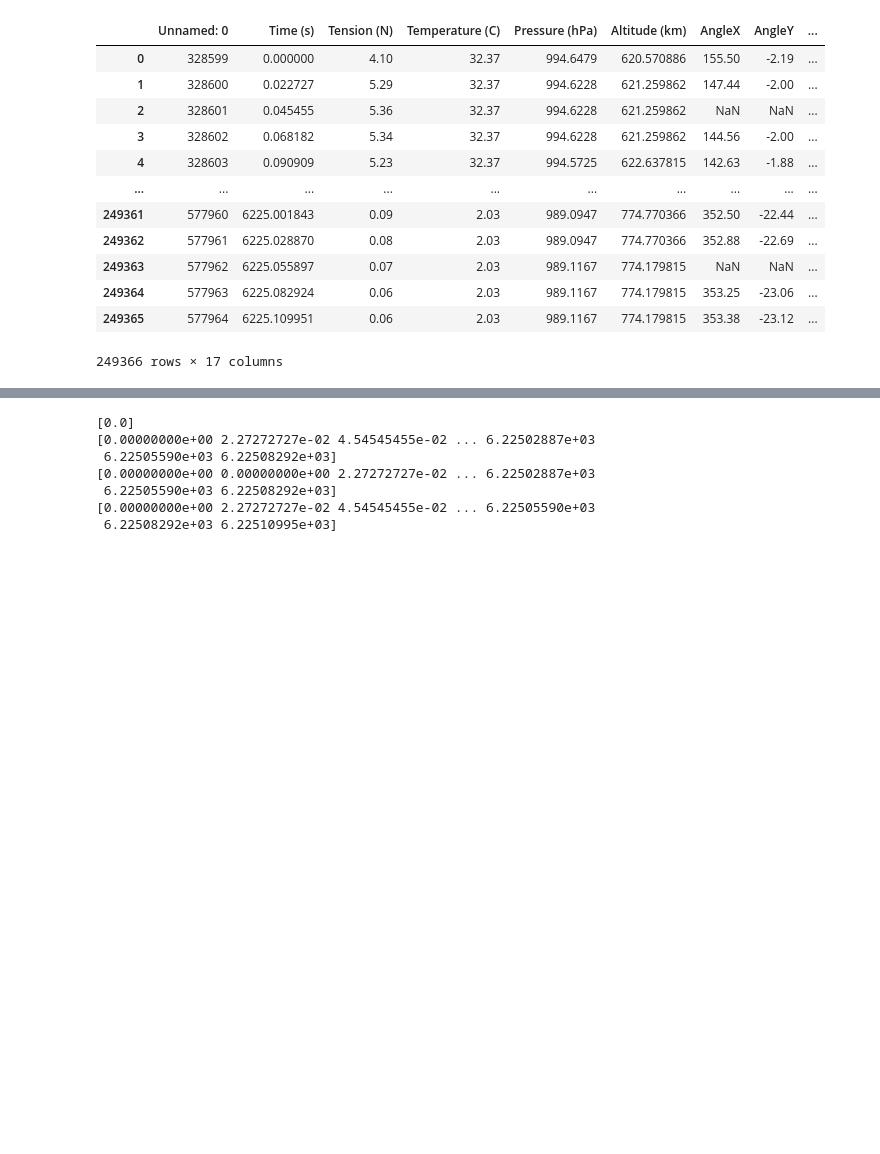
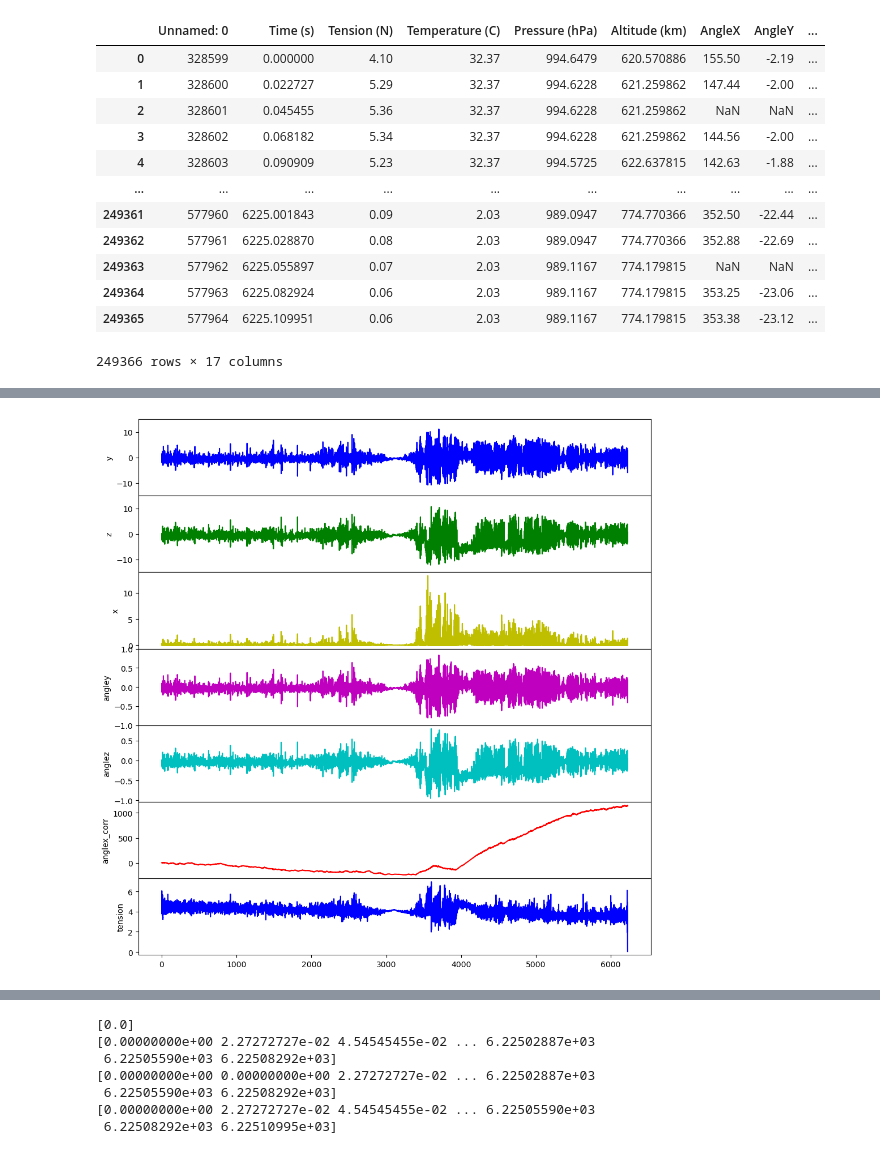
Before and after one commit to UMDBPP/TUFFcode, a Jupyter notebook: Data Analysis/data playground.ipynb, the cells around one changed output, grey strips where cells are left out. Saved outputs shown, nothing was run; the diff lists cells and outputs as text; code cells hidden in the pictures; blank space fills up the shorter version.

```diff
--- a/Data Analysis/data playground.ipynb
+++ b/Data Analysis/data playground.ipynb
@@ -136,3 +124,53 @@ plt.subplots_adjust(hspace=.0)
+# %%
+# calculate xyz and plot
+y = L*np.sin(angley)
+y = y.reset_index(drop=True).to_numpy()
+z = L*np.sin(anglez)
+# z = z.reset_index().to_numpy()
+x = L*(1-np.cos(angley+anglez))
+x = x.reset_index(drop=True)
+
+
+plt.rcParams['figure.figsize'] = (10,10)
+fig, (ax1,ax2,ax3,ax4,ax5,ax6,ax7) = plt.subplots(7,1,sharex=True)
+
+ax1.plot(t_angle, y, 'b')
+ax1.set_ylabel('y')
+
+# ax2 = ax1.twinx()
+ax2.plot(t_angle, z, 'g')
+ax2.set_ylabel('z')
+
+# ax3 = ax1.sharex()
+ax3.plot(t_angle, x, 'y')
+ax3.set_ylabel('x')
+
+# ax4 = ax1.twinx()
+ax4.plot(t_angle, angley, 'm')
+ax4.set_ylabel('angley')
+
+# ax5 = ax1.twinx()
+ax5.plot(t_angle, anglez, 'c')
+ax5.set_ylabel('anglez')
+
+ax6.plot(t_angle, anglex_corr, 'r')
+ax6.set_ylabel('anglex_corr')
+
+ax7.plot(t_tension, tension, 'b')
+ax7.set_ylabel('tension')
+
+
+# plt.xlim([0, 100])
+ax1.set_ylim(-15, 15)
+ax2.set_ylim(-15, 15)
+# ax3.set_ylim(-.1, 15)
+ax4.set_ylim(-1, 1)
+# ax5.set_ylim(-1, 1)
+
+fig.tight_layout()
+plt.subplots_adjust(hspace=.0)
+# %% [output]
+[figure, added]
 # %%
 # resampling to regular intervals
 from datetime import datetime
```
Also changed, not shown: parts of 15 cells of this notebook.
